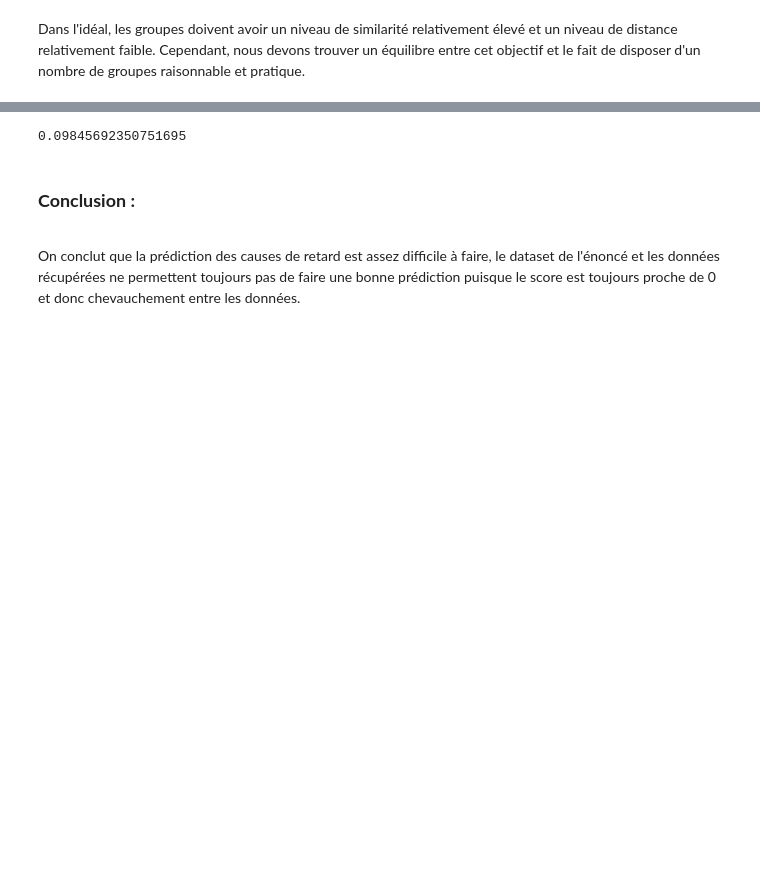
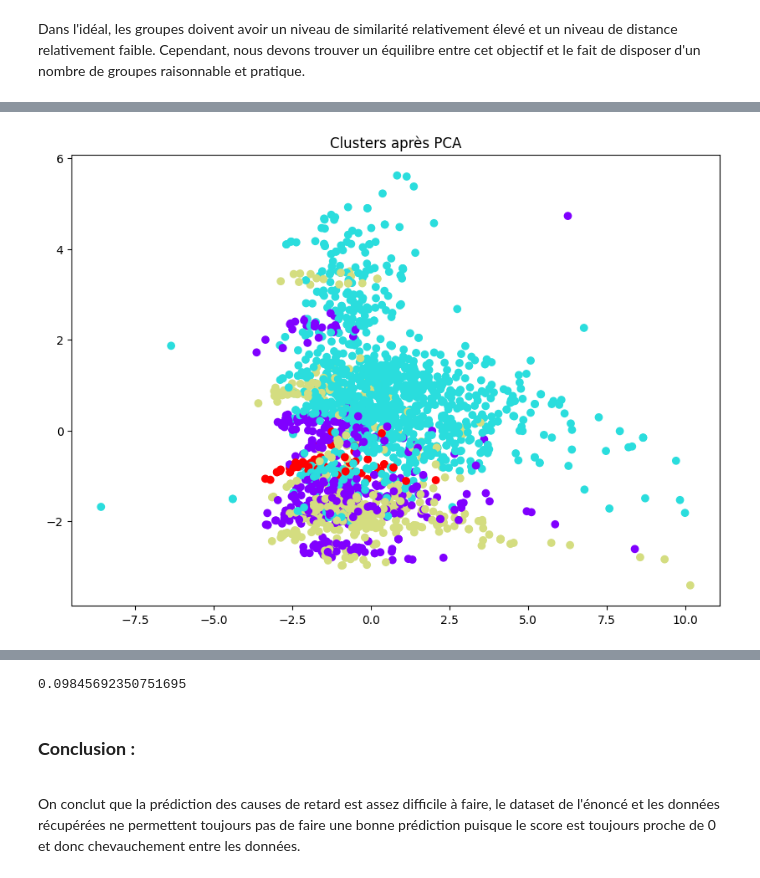
Before and after one commit to Enaouram/prediction-of-TGV-delays, a Jupyter notebook: clustering.ipynb, the cells around one changed output, grey strips where cells are left out. Drawn from its saved outputs; the diff is of its cells as text; code cells hidden in the pictures; blank space fills up the shorter version.

```diff
--- a/clustering.ipynb
+++ b/clustering.ipynb
@@ -221,3 +233,18 @@ Dans notre cas, on remarque que le niveau de similarité est très grand au plus
 # %%
-agg_clustering = AgglomerativeClustering(n_clusters=k, affinity='euclidean', linkage='ward')
+agg_clustering = AgglomerativeClustering(n_clusters=4, affinity='euclidean', linkage='ward')
 clusters_agg = agg_clustering.fit_predict(X_sample)
+# %%
+from sklearn.decomposition import PCA
+import matplotlib.pyplot as plt
+
+# Utilisation de PCA pour réduire à 2 dimensions
+pca = PCA(n_components=2)
+X_pca = pca.fit_transform(X_sample)
+
+# Visualisation
+plt.figure(figsize=(10, 7))
+plt.scatter(X_pca[:, 0], X_pca[:, 1], c=clusters_agg, cmap='rainbow')
+plt.title('Clusters après PCA')
+plt.show()
+# %% [output]
+[figure, added]
```
Also changed, not shown: parts of 11 cells of this notebook, 1 other file.
